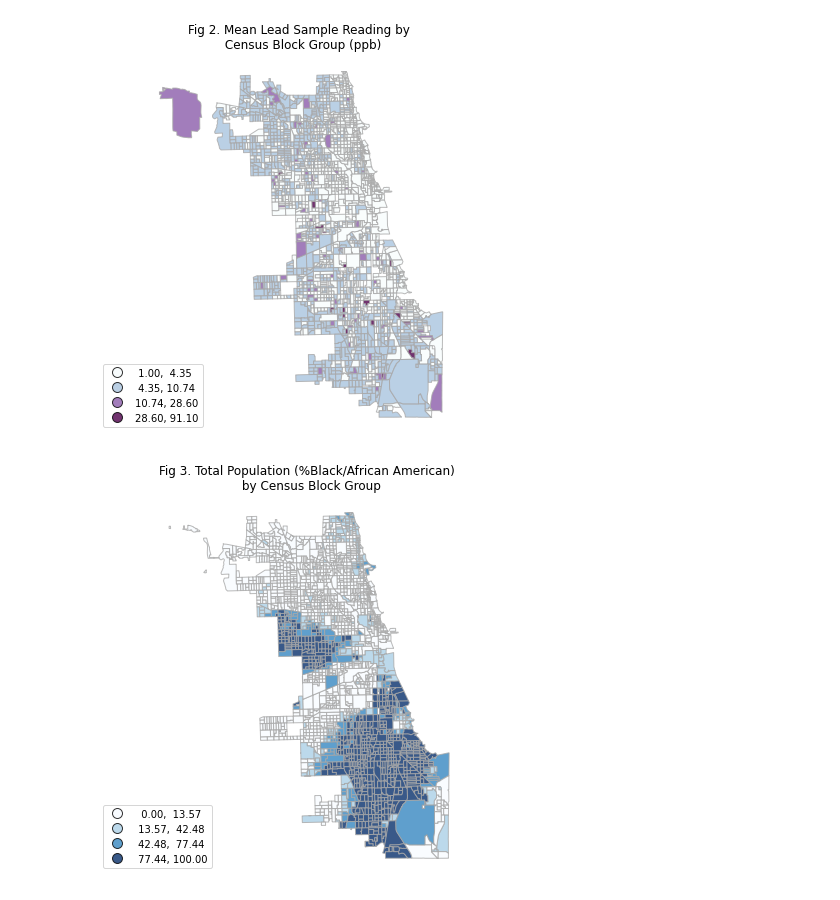
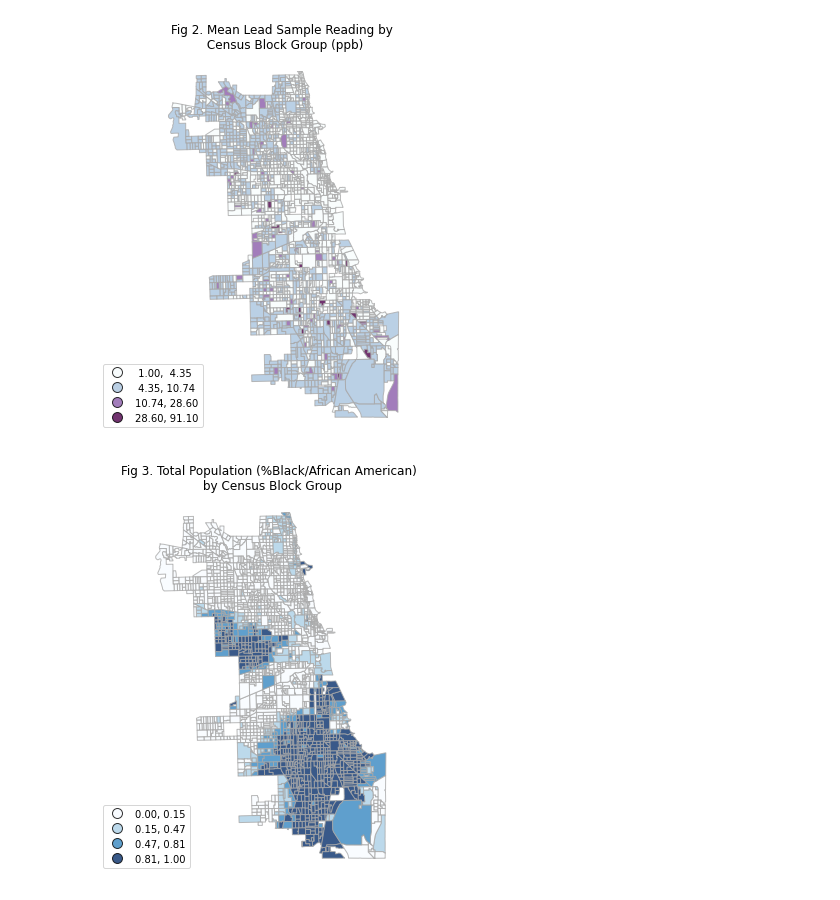
Before and after one commit to vbalza/chicago_water_lead, a Jupyter notebook: Preliminary Data Analysis.ipynb, the cells around one changed output. Drawn from its saved outputs; the diff is of its cells as text; code cells hidden in the pictures.

Commit message:
Final dataset created

```diff
--- a/Preliminary Data Analysis.ipynb
+++ b/Preliminary Data Analysis.ipynb
@@ -61,0 +13,6 @@ for_plot['samp_density'] = for_plot['samp_density'].fillna(0)
+# %%
+# Housing Assessment Data by Census Block Group
+# This dataset was previously merged with block group-level ACS data.
+housing = pd.read_csv('data/final_assessments_block_group.csv', sep='\t', index_col=0)
+merged = census_group.merge(housing, on ="GEOID", how="inner")
+merged.head(2)
@@ -61,0 +35,34 @@ for_plot['samp_density'] = for_plot['samp_density'].fillna(0)
+# %%
+# Creating aggregate dataset
+avg_reading = water_acs.groupby('GEOID')['avg_reading'].mean().to_frame('avg_reading_all').reset_index()
+max_reading = water_acs.groupby('GEOID')['max_reading'].mean().to_frame('max_reading_all').reset_index()
+sample_cnt = water_acs.groupby('GEOID').size().to_frame('sample_cnt').reset_index()
+
+for_plot = census_group.merge(avg_reading, on="GEOID", how="outer")
+for_plot = for_plot.merge(max_reading, on="GEOID", how="outer")
+for_plot = for_plot.merge(sample_cnt, on="GEOID", how="outer")
+for_plot = for_plot.merge(housing, on="GEOID", how="outer")
+
+for_plot['sample_cnt'] = for_plot['sample_cnt'].fillna(0)
+for_plot['samp_density'] = for_plot['sample_cnt']/for_plot['tot_pop']
+for_plot['samp_density'] = for_plot['samp_density'].replace(np.infty, 0)
+for_plot['samp_density'] = for_plot['samp_density'].fillna(0)
+for_plot['threshold_high'] = np.where(for_plot['max_reading_all'] >= 15, 1, 0)
+for_plot['threshold_medium'] = np.where(for_plot['max_reading_all'] >= 5, 1, 0)
+# %%
+fig = for_plot.plot(column='sample_cnt',
+                        cmap = 'Greys',
+                        figsize=(11,7),
+                        scheme='natural_breaks', k=4,
+                        legend = True,
+                        edgecolor='darkgrey',
+                        alpha=0.8)
+
+fig.set_title('Fig 1. Sampling Density by Block Group',
+              fontdict= {'fontsize':12})
+fig.set_axis_off()
+fig.get_legend().set_bbox_to_anchor((0., 0., 0.2, 0.2))
+
+for legend_handle in fig.get_legend().legendHandles:
+    legend_handle._legmarker.set_markeredgewidth(1)
+    legend_handle._legmarker.set_markeredgecolor('k')
@@ -81,24 +90,24 @@ for legend_handle in fig.get_legend().legendHandles:
 # %%
-fig = for_plot.plot(column='max_reading',
+fig = for_plot.plot(column='max_reading_all',
                         cmap = 'BuPu',
                         figsize=(11,7),
                         scheme='natural_breaks', k=4,
                         legend = True,
                         edgecolor='darkgrey',
                         alpha=0.8)
 
 fig.set_title('Fig 2. Mean Lead Sample Reading by \n Census Block Group (ppb)',
               fontdict= {'fontsize':12})
 fig.set_axis_off()
 fig.get_legend().set_bbox_to_anchor((0., 0., 0.2, 0.2))
 
 for legend_handle in fig.get_legend().legendHandles:
     legend_handle._legmarker.set_markeredgewidth(1)
     legend_handle._legmarker.set_markeredgecolor('k')
 # %% [output]
-[figure, old version]
+[figure, new version]
 # %%
-fig = for_plot.plot(column='p_black',
+fig = for_plot.plot(column='perc_black',
                         cmap = 'Blues',
                         figsize=(11,7),
                         scheme='natural_breaks', k=4,
@@ -115,4 +124,4 @@ for legend_handle in fig.get_legend().legendHandles:
     legend_handle._legmarker.set_markeredgewidth(1)
     legend_handle._legmarker.set_markeredgecolor('k')
 # %% [output]
-[figure, old version]
+[figure, new version]
```
Also changed, not shown: parts of 14 cells of this notebook, 5 other files.
